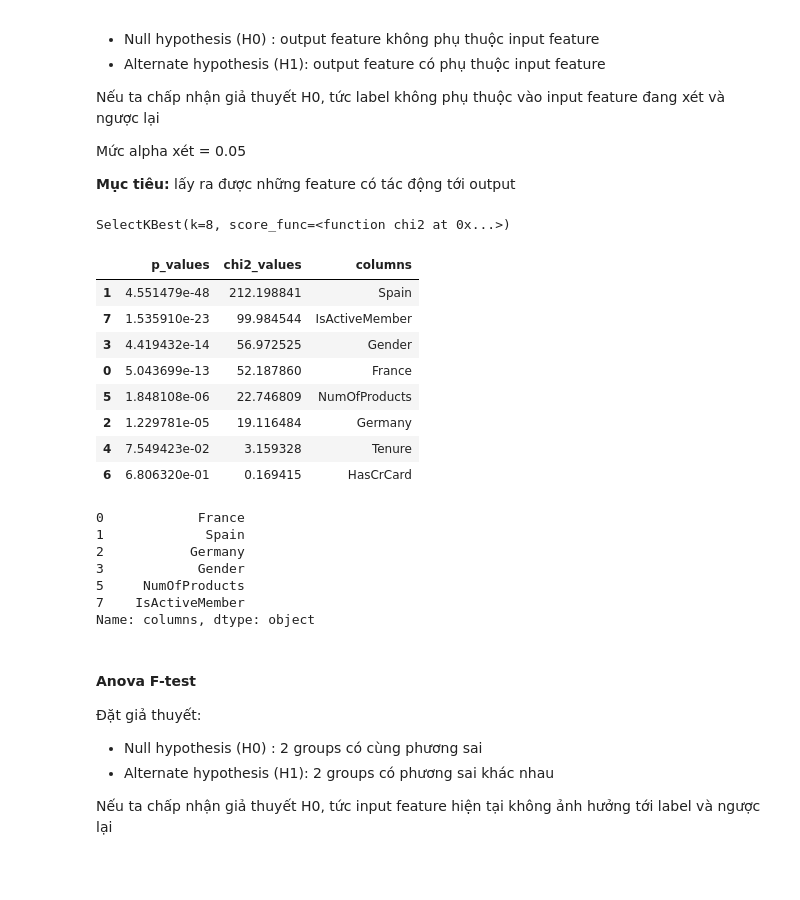
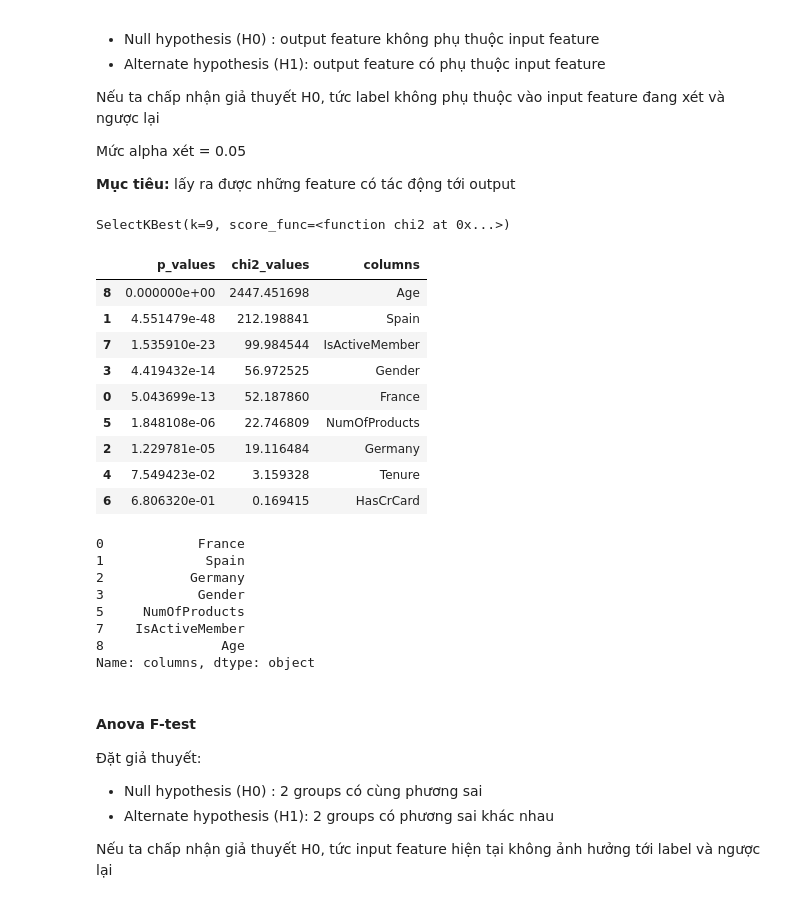
Before and after one commit to nghoanglongde/bank-customer-churn, a Jupyter notebook: Customer_Churn.ipynb, the cells around one changed output. Saved outputs shown, nothing was run; the diff lists cells and outputs as text; code cells hidden in the pictures; blank space fills up the shorter version.

```diff
--- a/Customer_Churn.ipynb
+++ b/Customer_Churn.ipynb
@@ -302,19 +303,20 @@ Mức alpha xét = 0.05
 # %%
 from sklearn.feature_selection import SelectKBest, chi2
 # %%
-categorical_features = df_cp[["France", "Spain", "Germany", "Gender", "Tenure", "NumOfProducts", "HasCrCard", "IsActiveMember"]]
+categorical_features = df_cp[["France", "Spain", "Germany", "Gender", "Tenure", "NumOfProducts", "HasCrCard", "IsActiveMember", "Age"]]
 # %%
-best_features = SelectKBest(chi2, k=8)
+best_features = SelectKBest(chi2, k=9)
 best_features.fit(categorical_features, df_cp["Exited"])
 # %% [output]
-SelectKBest(k=8, score_func=<function chi2 at 0x...>)
+SelectKBest(k=9, score_func=<function chi2 at 0x...>)
 # %%
 df_score = pd.DataFrame(best_features.pvalues_,columns=['p_values'])
 df_score['chi2_values'] = best_features.scores_
-df_score['columns'] = ["France", "Spain", "Germany", "Gender", "Tenure", "NumOfProducts", "HasCrCard", "IsActiveMember"]
+df_score['columns'] = ["France", "Spain", "Germany", "Gender", "Tenure", "NumOfProducts", "HasCrCard", "IsActiveMember", "Age"]
 df_score.sort_values(by='p_values')
 # %% [output]
 |  | p_values | chi2_values | columns |
+| 8 | 0.000000e+00 | 2447.451698 | Age |
 | 1 | 4.551479e-48 | 212.198841 | Spain |
 | 7 | 1.535910e-23 | 99.984544 | IsActiveMember |
 | 3 | 4.419432e-14 | 56.972525 | Gender |
@@ -333,6 +335,7 @@ df_score[df_score['p_values'] <= 0.05]['columns']
 3            Gender
 5     NumOfProducts
 7    IsActiveMember
+8               Age
 Name: columns, dtype: object
 # %% [markdown]
 #### Anova F-test
```
Also changed, not shown: parts of 10 cells of this notebook.
